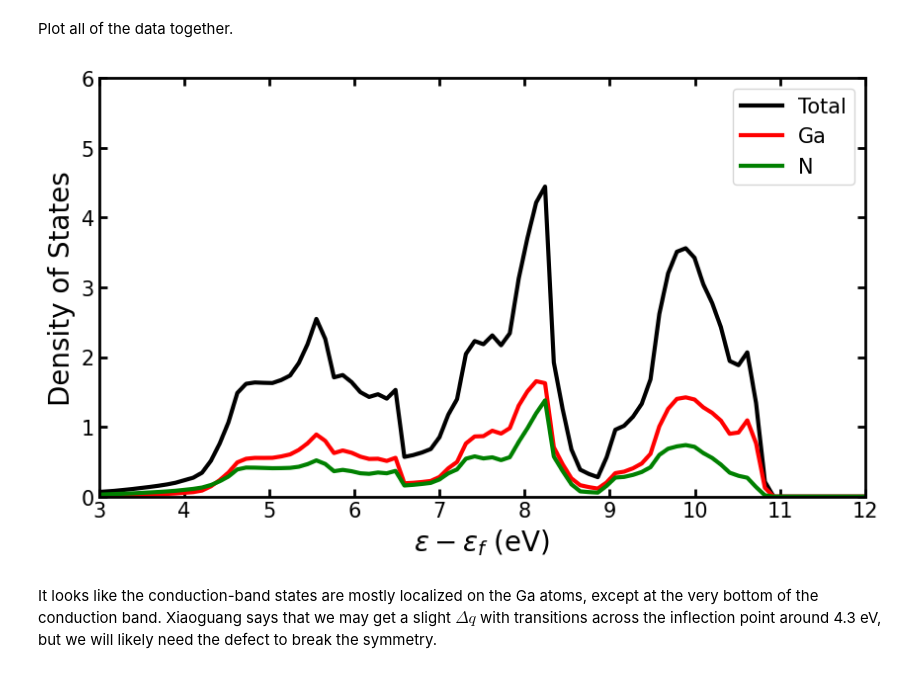
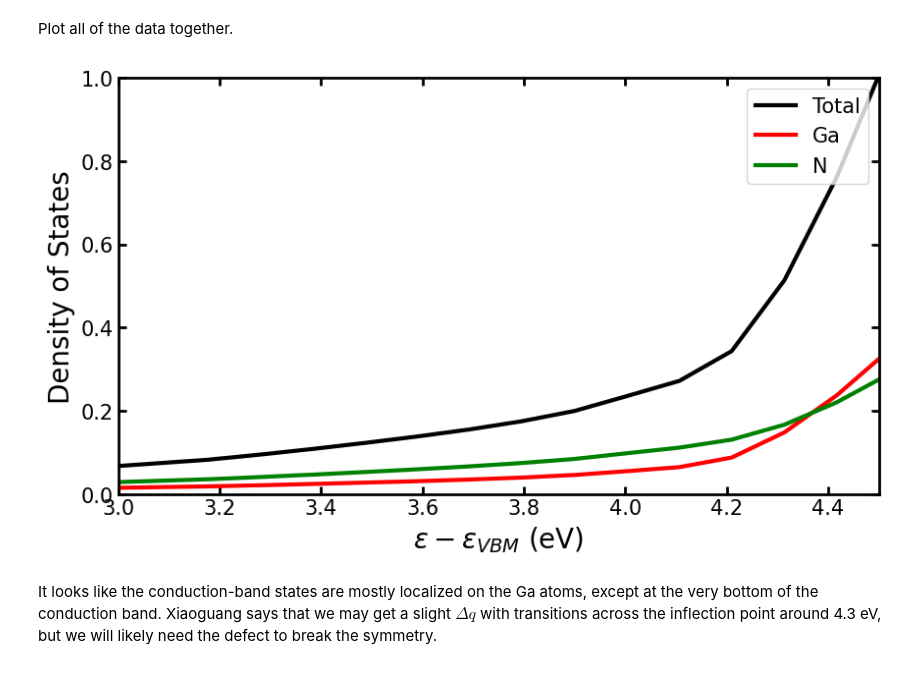
Before and after one commit to laurarnichols/CrossSectionCalculations, a Jupyter notebook: DefectExplorationInGaN/Analysis.ipynb, the cells around one changed output. Saved outputs shown, nothing was run; the diff lists cells and outputs as text; code cells hidden in the pictures.

```diff
--- a/DefectExplorationInGaN/Analysis.ipynb
+++ b/DefectExplorationInGaN/Analysis.ipynb
@@ -42,34 +42,34 @@ Plot all of the data together.
 # %%
 plt.figure(figsize=(10,5.5))
 
 # Paper figure with smeared results
 plt.plot(TDOS[:,0], TDOS[:,1], color='black', label='Total', linewidth=3)
 plt.plot(PDOS_Ga[:,0], PDOS_Ga[:,1], color='red', label='Ga', linewidth=3)
 plt.plot(PDOS_N[:,0], PDOS_N[:,1], color='green', label='N', linewidth=3)
 
 # Labels
-plt.xlabel('$\epsilon-\epsilon_f$ (eV)', fontsize=20)
+plt.xlabel('$\epsilon-\epsilon_{VBM}$ (eV)', fontsize=20)
 plt.ylabel('Density of States', fontsize=20)
 
 # Plot formatting
 plt.legend(loc='upper right', fontsize=15)  # Move the legend to the top right and increase font size
 plt.xticks(fontsize=15)  # Increase x-axis tick font size
 plt.yticks(fontsize=15)  # Increase y-axis tick font size
-plt.xlim(3,12)
-plt.ylim(0,6)
+plt.xlim(3,4.5)
+plt.ylim(0,1)
 ax = plt.gca()
 ax.spines['top'].set_linewidth(2.0)   # Top border
 ax.spines['right'].set_linewidth(2.0) # Right border
 ax.spines['bottom'].set_linewidth(2.0)  # Bottom border (default width)
 ax.spines['left'].set_linewidth(2.0)    # Left border (default width)
 ax.tick_params(axis='both',  # Apply to both x and y axes
                which='both',  # Apply to both major and minor ticks
                direction='in',  # Tick direction (inward and outward)
                width=2,  # Thickness of the tick marks
                length=6, # Length of the tick marks
                bottom=True, top=True, left=True, right=True)
 plt.show()
 # %% [output]
-[figure, old version]
+[figure, new version]
 # %% [markdown]
 It looks like the conduction-band states are mostly localized on the Ga atoms, except at the very bottom of the conduction band. Xiaoguang says that we may get a slight $\Delta q$ with transitions across the inflection point around 4.3 eV, but we will likely need the defect to break the symmetry.
```
Also changed, not shown: parts of 27 cells of this notebook, 1 other file.
